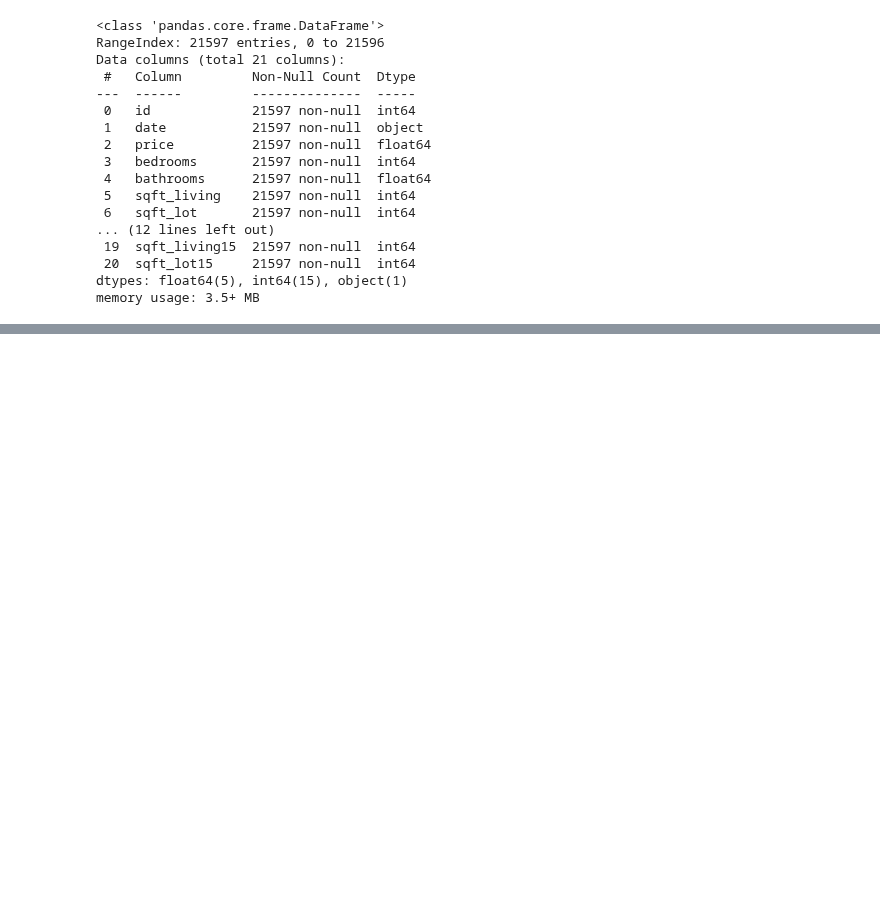
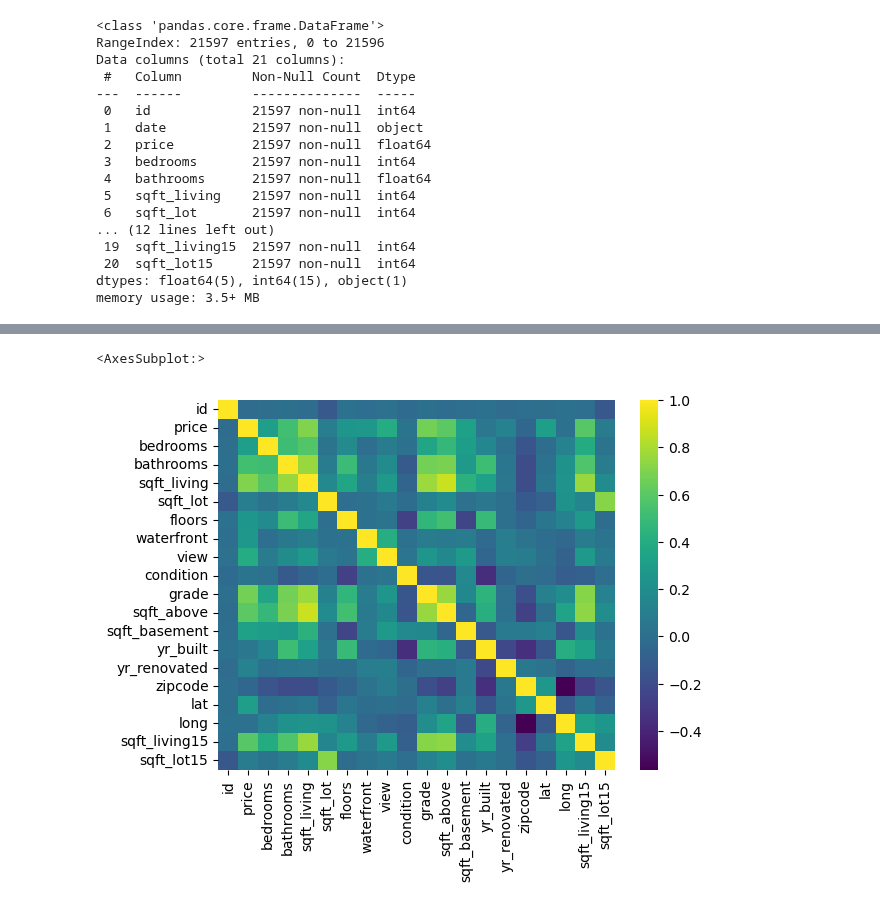
Before and after one commit to dancanyego/Deep-Learning-and-Neural-nets, a Jupyter notebook: Keras/Keras-Regression.ipynb, the cells around one changed output, grey strips where cells are left out. Cells and saved outputs as stored; diff of their text form; code cells hidden in the pictures; blank space fills up the shorter version.

```diff
--- a/Keras/Keras-Regression.ipynb
+++ b/Keras/Keras-Regression.ipynb
@@ -71,0 +87,5 @@ dtype: int64
+# %%
+sns.heatmap(df.corr(),cmap='viridis')
+# %% [output]
+<AxesSubplot:>
+[figure, added]
```
Also changed, not shown: parts of 11 cells of this notebook.
